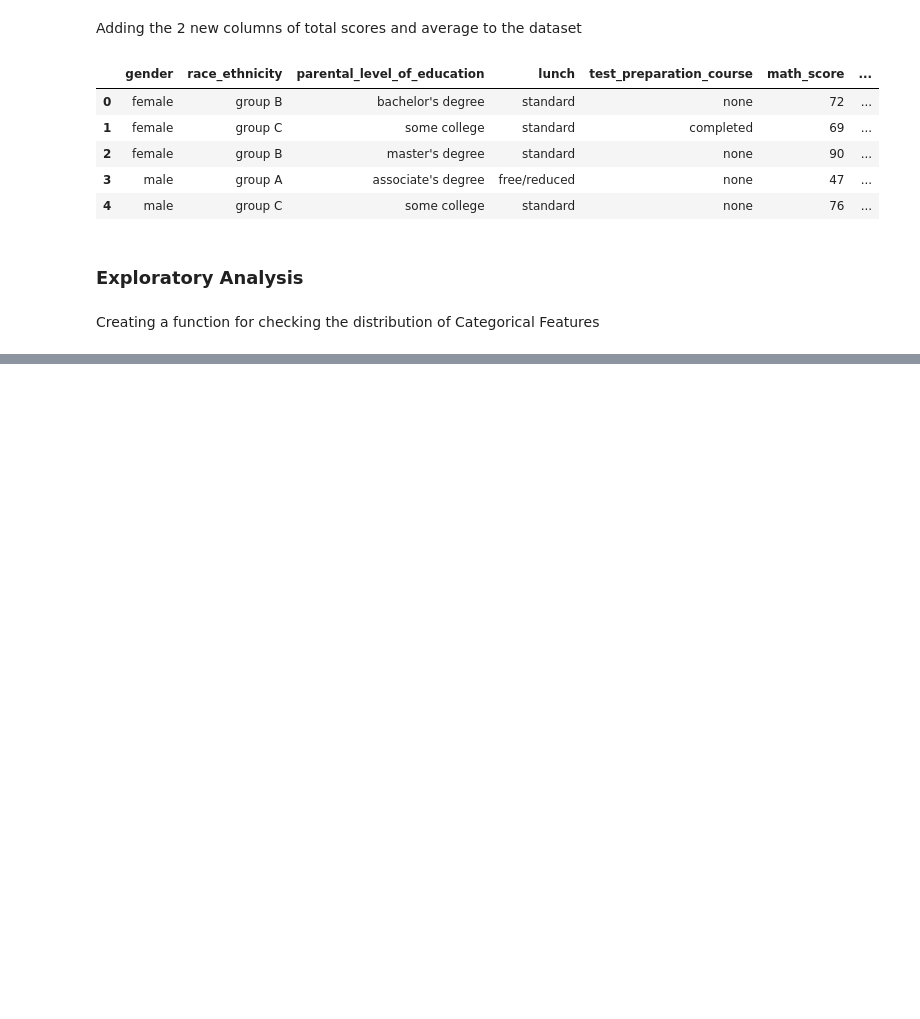
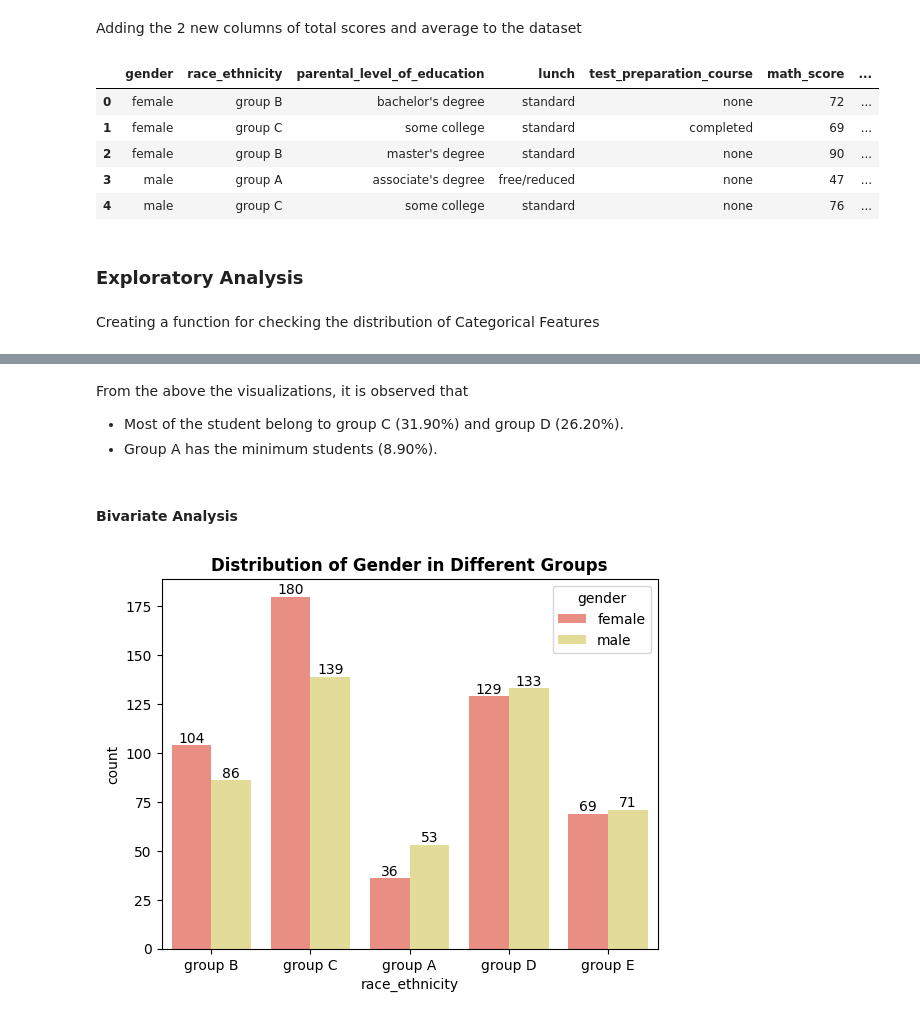
Before and after one commit to Tanwar-Aastha/Student-Achievement-Analyzer, a Jupyter notebook: notebook/EDA.ipynb, the cells around one changed output, grey strips where cells are left out. Cells and saved outputs as stored; diff of their text form; code cells hidden in the pictures; blank space fills up the shorter version.

```diff
--- a/notebook/EDA.ipynb
+++ b/notebook/EDA.ipynb
@@ -166,0 +233,27 @@ dtype: int64
+# %% [markdown]
+From the above the visualizations, it is observed that
+- Most of the student belong to group C (31.90%) and group D (26.20%).
+- Group A has the minimum students (8.90%).
+# %% [markdown]
+#### Bivariate Analysis
+# %%
+# Create the count plot
+sns.countplot(data=data, x='race_ethnicity', hue='gender', palette=['salmon','khaki'])
+
+# Add labels to each bar
+for container in plt.gca().containers:
+    # Go through each bar in the container
+    for bar in container:
+        height = bar.get_height()
+        plt.text(
+            bar.get_x() + bar.get_width() / 2,  # X position
+            height,                             # Y position
+            f'{int(height)}',                   # Text to display
+            ha='center',                        # Center alignment
+            va='bottom'                         # Bottom alignment, just above the bar
+        )
+
+plt.title('Distribution of Gender in Different Groups', fontweight='bold')
+plt.show()
+# %% [output]
+[figure, added]
```
Also changed, not shown: parts of 44 cells of this notebook.
